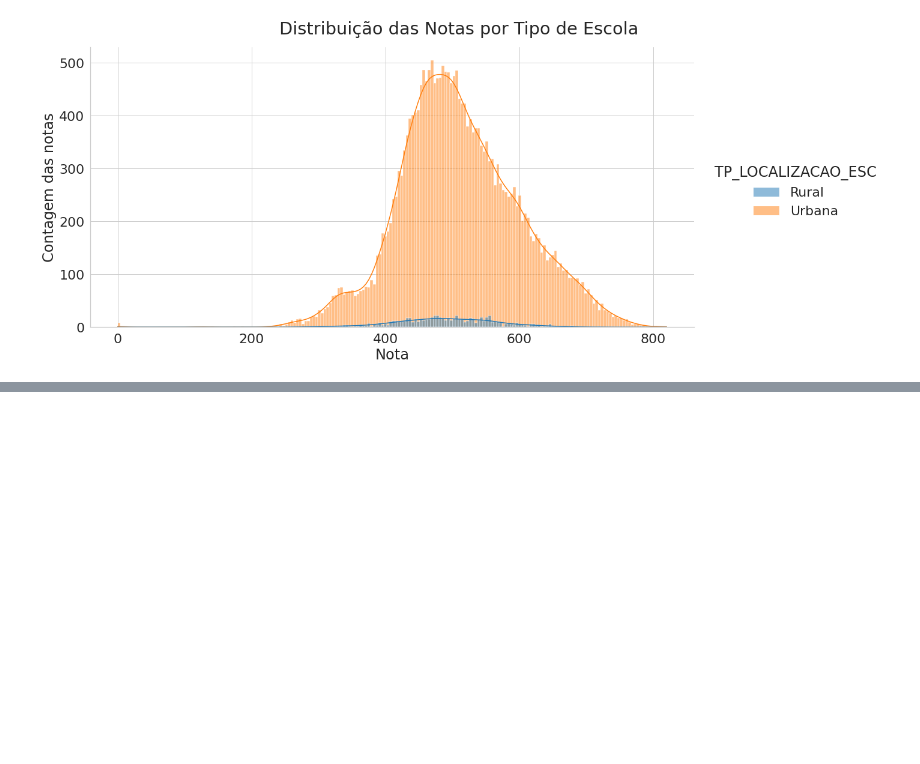
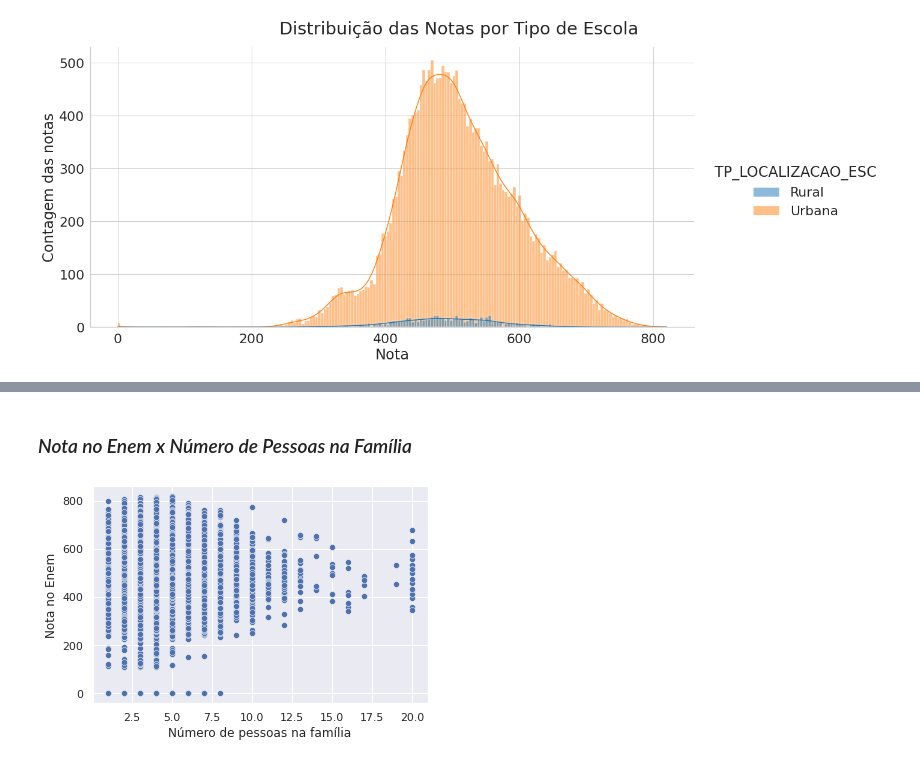
Before and after one commit to mariaeco/ICD_project_Maria, a Jupyter notebook: ProjetoICD_Maria_ExploracaoInicial.ipynb, the cells around one changed output, grey strips where cells are left out. Cells and saved outputs as stored; diff of their text form; code cells hidden in the pictures; blank space fills up the shorter version.

```diff
--- a/ProjetoICD_Maria_ExploracaoInicial.ipynb
+++ b/ProjetoICD_Maria_ExploracaoInicial.ipynb
@@ -225,0 +245,7 @@ g.set(ylabel="Contagem das notas", xlabel="Nota");
+# %% [markdown]
+### *Nota no Enem x Número de Pessoas na Família*
+# %%
+g = sns.scatterplot(data=dfEnem, x='Q005', y="NOTA_MEDIA")
+g.set(ylabel="Nota no Enem", xlabel="Número de pessoas na família");
+# %% [output]
+[figure, added]
```
Also changed, not shown: parts of 20 cells of this notebook.
